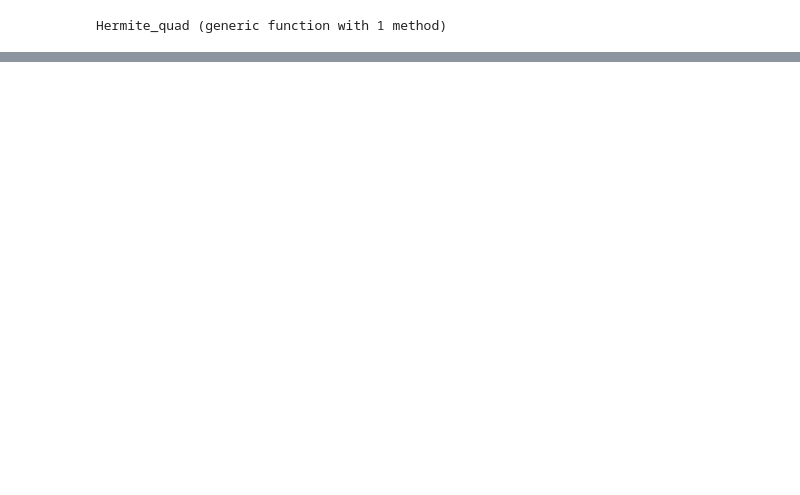
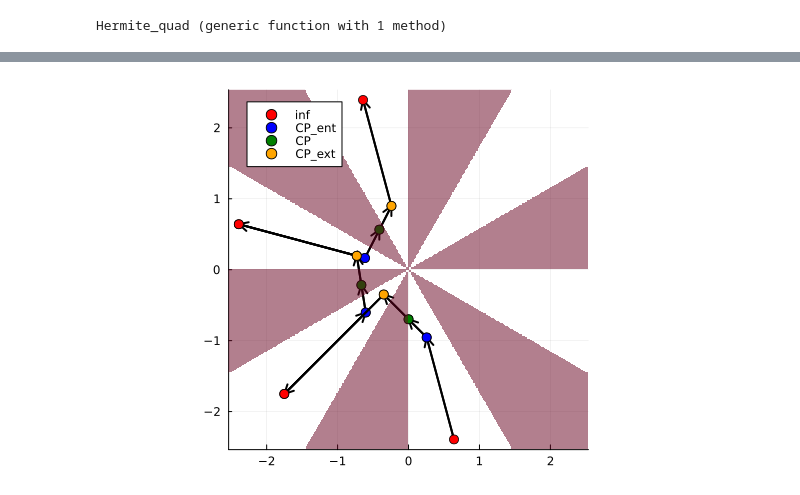
Before and after one commit to WietseVaes/NUTM-timestep, a Jupyter notebook: Code/spf complex x.ipynb, the cells around one changed output, grey strips where cells are left out. Cells and saved outputs as stored; diff of their text form; code cells hidden in the pictures; blank space fills up the shorter version.

```diff
--- a/Code/spf complex x.ipynb
+++ b/Code/spf complex x.ipynb
@@ -34,0 +539,9 @@ Over $\Omega_-$, we will go through the critical points of $ikx-ω(kt^{-1/n})t$,
+# %%
+w = [0,0,0,0,-1im]
+x = 1im
+t = 0.0000000001;
+inp = Input_sf(w,x,t)
+DD = FullPath(inp)
+pl = DomainPlot(DD)|>display
+# %% [output]
+[figure, added]
```
Also changed, not shown: parts of 11 cells of this notebook.
